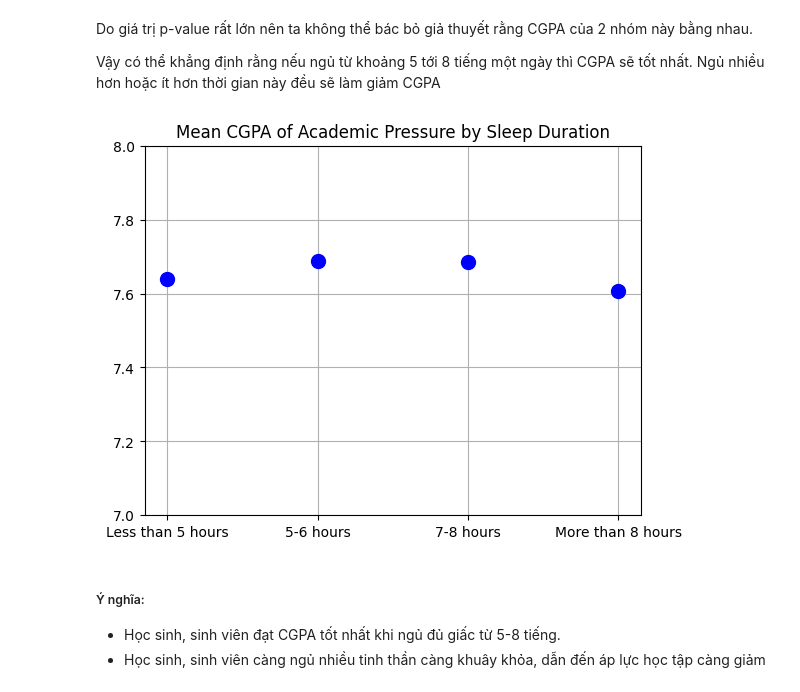
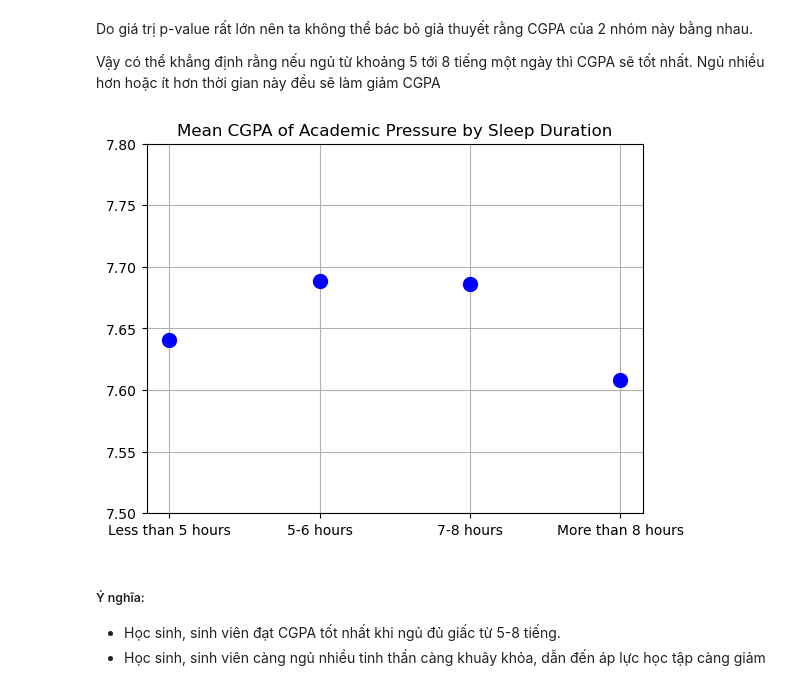
Before and after one commit to lhldanh/HCMUS_-CSC17104_Final_Project, a Jupyter notebook: main.ipynb, the cells around one changed output. Cells and saved outputs as stored; diff of their text form; code cells hidden in the pictures.

```diff
--- a/main.ipynb
+++ b/main.ipynb
@@ -415,16 +399,16 @@ Vậy có thể khẳng định rằng nếu ngủ từ khoảng 5 tới 8 tiế
 # %%
 labels=['Less than 5 hours','5-6 hours','7-8 hours','More than 8 hours']
 means = stats.loc[labels]['mean']
 
 # Create a dot plot
 plt.plot(labels, means, 'o', color='blue', markersize=10)
 plt.title('Mean CGPA of Academic Pressure by Sleep Duration')
-plt.ylim(7,8)
+plt.ylim(7.5,7.8)
 plt.grid()
 
 plt.show()
 # %% [output]
-[figure, old version]
+[figure, new version]
 # %% [markdown]
 ##### Ý nghĩa:
 + Học sinh, sinh viên đạt CGPA tốt nhất khi ngủ đủ giấc từ 5-8 tiếng.
```
Also changed, not shown: parts of 25 cells of this notebook.
